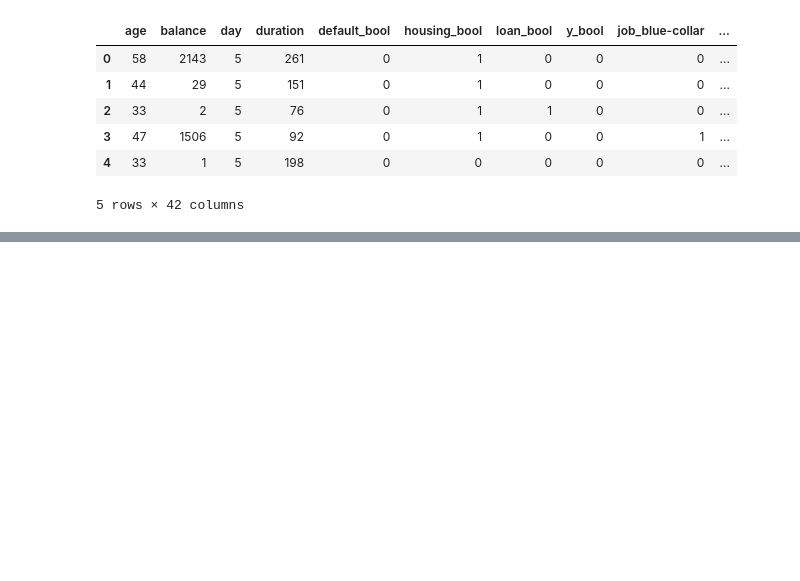
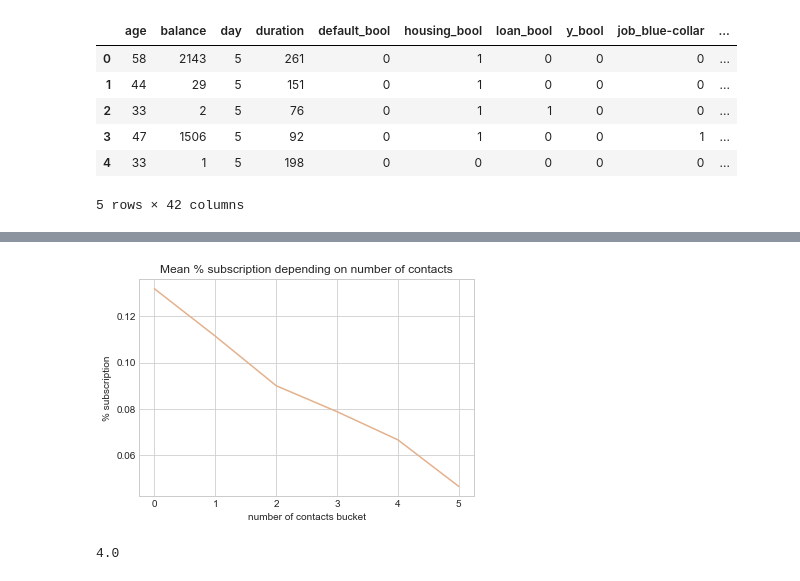
Before and after one commit to altaafkhan/term-deposit-analysis, a Jupyter notebook: script/term_deposit.ipynb, the cells around one changed output, grey strips where cells are left out. Cells and saved outputs as stored; diff of their text form; code cells hidden in the pictures; blank space fills up the shorter version.

```diff
--- a/script/term_deposit.ipynb
+++ b/script/term_deposit.ipynb
@@ -491,0 +604,20 @@ cleaned_df.head()
+# %%
+# Find out appropriate number of contacts with the customer during campaign:
+# introduce new column 'campaign_buckets'
+df_new['campaign_buckets'] = pd.qcut(df_new['campaign_cleaned'], 20, labels=False, duplicates = 'drop')
+
+# group by 'campaign_buckets' and find average campaign outcome per campaign bucket
+mean_campaign = df_new.groupby(['campaign_buckets'])['y_bool'].mean()
+
+# plot average campaign outcome per bucket
+plt.plot(mean_campaign.index, mean_campaign.values, color = '#e3b18d')
+plt.title('Mean % subscription depending on number of contacts')
+plt.xlabel('number of contacts bucket')
+plt.ylabel('% subscription')
+plt.show()
+# %% [output]
+[figure, added]
+# %%
+df_new[df_new['campaign_buckets'] == 2]['campaign_cleaned'].min()
+# %% [output]
+4.0
```
Also changed, not shown: parts of 14 cells of this notebook.
